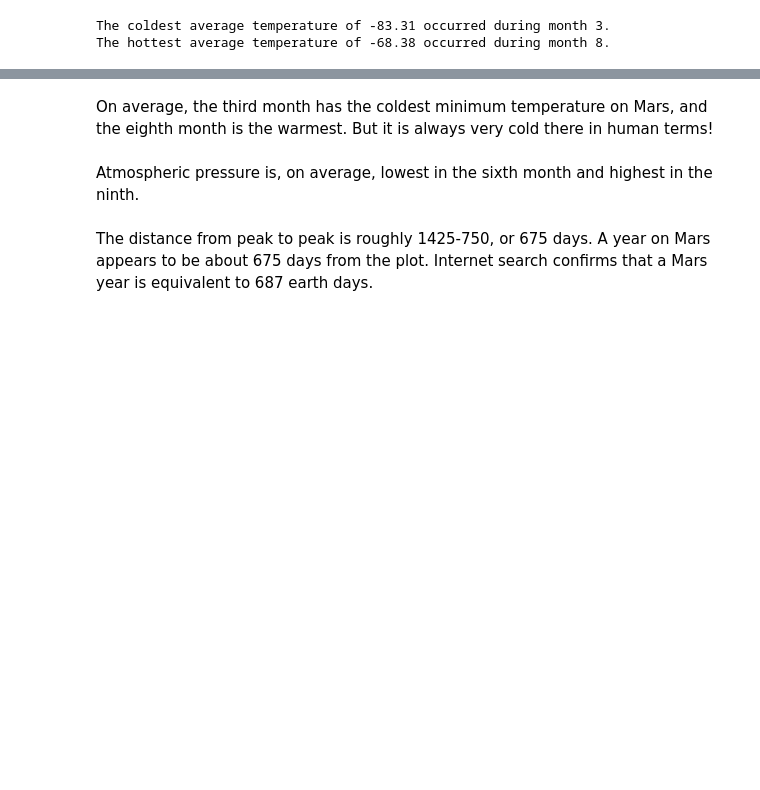
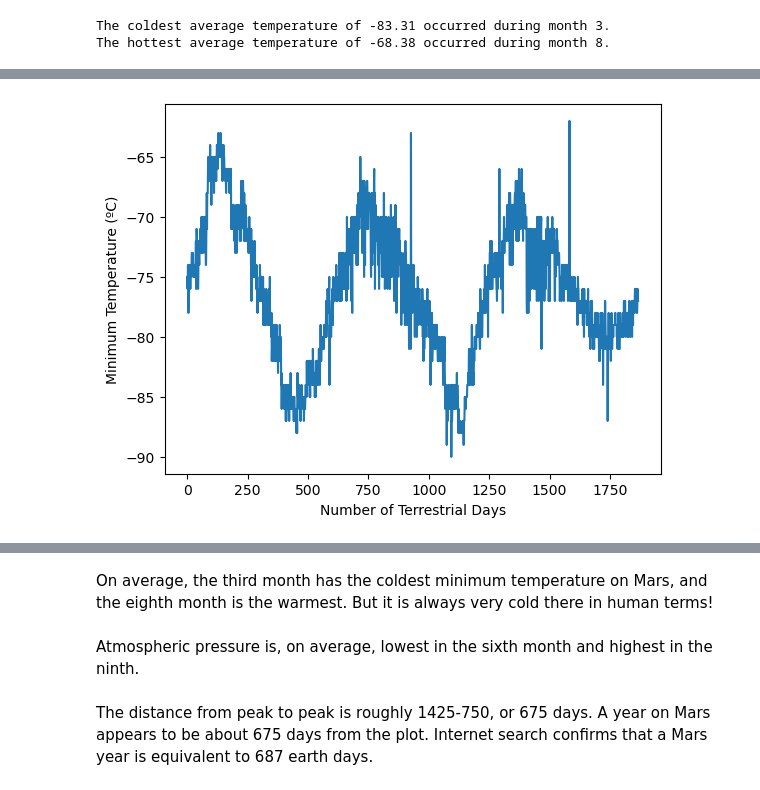
Before and after one commit to jhyooz/datacollection-challenge, a Jupyter notebook: part_2_mars_weather.ipynb, the cells around one changed output, grey strips where cells are left out. Saved outputs shown, nothing was run; the diff lists cells and outputs as text; code cells hidden in the pictures; blank space fills up the shorter version.

```diff
--- a/part_2_mars_weather.ipynb
+++ b/part_2_mars_weather.ipynb
@@ -265,0 +287,8 @@ The hottest average temperature of -68.38 occurred during month 8.
+# %%
+# 5. How many terrestrial (earth) days are there in a Martian year?
+# Consider how many days elapse on Earth in the time that Mars circles the Sun once.
+# Visually estimate the result by plotting the daily minimum temperature.
+
+mars_temp_df['min_temp'].plot(kind = 'line', ylabel = 'Minimum Temperature (ºC)', xlabel = 'Number of Terrestrial Days');
+# %% [output]
+[figure, added]
```
Also changed, not shown: parts of 16 cells of this notebook.
